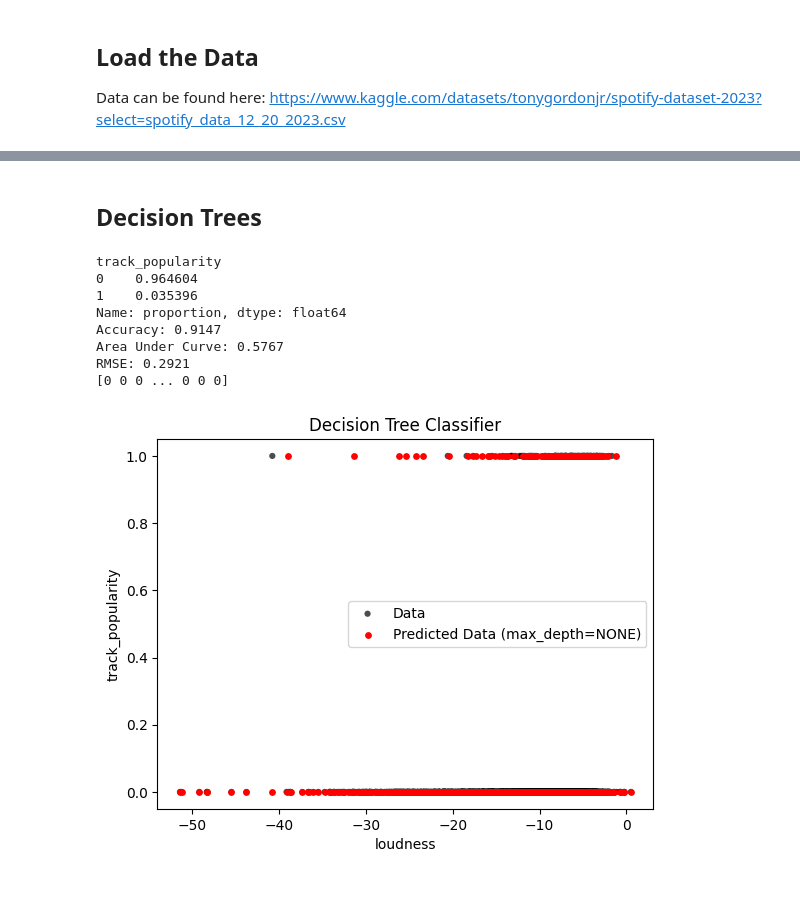
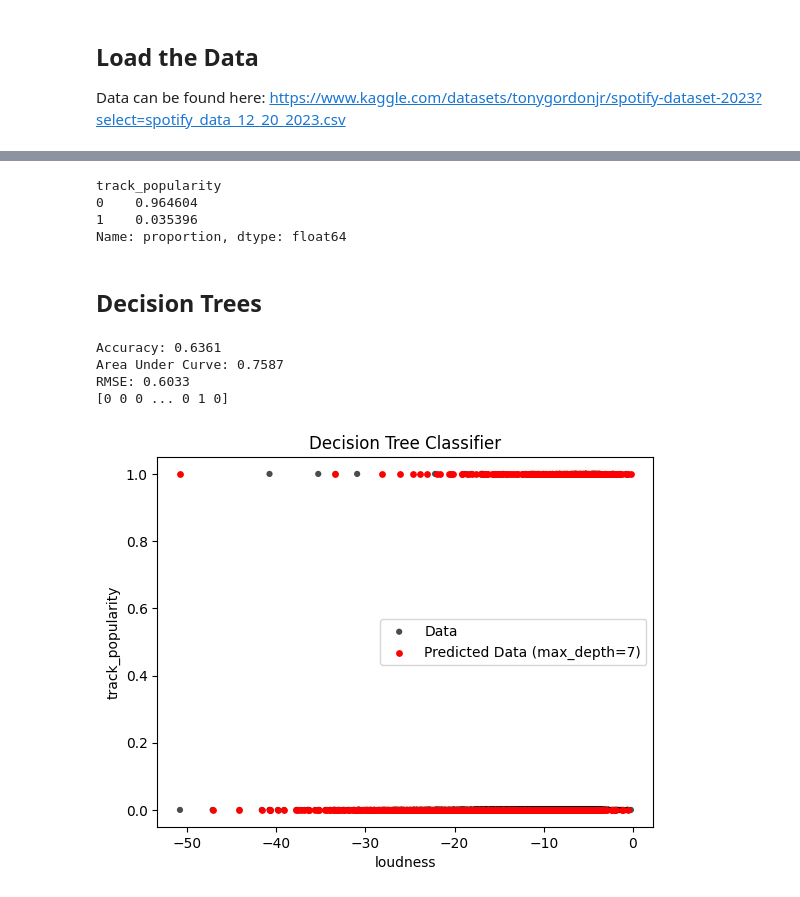
Before and after one commit to AlexanderBeck0/CS539-Final-Project, a Jupyter notebook: song_popularity.ipynb, the cells around one changed output, grey strips where cells are left out. Saved outputs shown, nothing was run; the diff lists cells and outputs as text; code cells hidden in the pictures.

Commit message:
Added a visualization for the decision tree, added some code to play with another dataset

```diff
--- a/song_popularity.ipynb
+++ b/song_popularity.ipynb
@@ -28,9 +28,9 @@ hardcoded_drop_columns: list[str] = [
     "artist_3",
     "artist_4",
     "type",
-    "total_tracks"
+    "total_tracks",
 ]
-data.drop(columns=hardcoded_drop_columns, inplace=True)
+data.drop(columns=[c for c in hardcoded_drop_columns if c in data.columns], inplace=True)
 data.replace([np.inf, -np.inf], np.nan, inplace=True)
 
 data.dropna(
@@ -68,6 +68,7 @@ print(data.columns)
 # TODO: Capitalizeed letter after apostrophe in track titles
 
 # TODO: Take a bit out as a test set
+data.head()
 # %% [output]
 album_id                  0
 album_name                1
@@ -89,3 +97,20 @@ label                    52
+# %%
+assert data is not None
+
+x = data.select_dtypes(include="number", exclude="int64").drop(
+    columns=["track_popularity"]
+)
+
+# TODO: Train the track_popularity number
+y = (data["track_popularity"] > 50).astype(int)
+
+# Show the distribution of the track_popularity on the above threshold
+print(y.value_counts(normalize=True))
+# %% [output]
+track_popularity
+0    0.964604
+1    0.035396
+Name: proportion, dtype: float64
 # %% [markdown]
 ## Decision Trees
 # %%
@@ -100,19 +125,11 @@ import matplotlib.pyplot as plt
 
 assert data is not None
 
-x = data.select_dtypes(include="number", exclude="int64").drop(
-    columns=["track_popularity"]
-)
-
-# TODO: Train the track_popularity number
-y = (data["track_popularity"] > 50).astype(int)
-
-# Show the distribution of the track_popularity on the above threshold
-print(y.value_counts(normalize=True))
-
-# MAX_DEPTH = 7
+# No MAX_DEPTH leads to higher accuracy (0.6361 -> 0.9147), but it has a lower AUC (0.7587 -> 5767)
+# My guess is, overfitting with no max depth.
+MAX_DEPTH: int | None = 7
 dt = DecisionTreeClassifier(
-    max_depth=None,
+    max_depth=MAX_DEPTH,
     min_samples_split=5,
     min_samples_leaf=3,
     random_state=x.size,
@@ -148,40 +165,36 @@ y_sample = y_test.iloc[sample_index]
 y_pred_sample = y_pred[sample_index]
 print(y_pred_sample)
 # %% [output]
-track_popularity
-0    0.964604
-1    0.035396
-Name: proportion, dtype: float64
-Accuracy: 0.9147
-Area Under Curve: 0.5767
-RMSE: 0.2921
-[0 0 0 ... 0 0 0]
+Accuracy: 0.6361
+Area Under Curve: 0.7587
+RMSE: 0.6033
+[0 0 0 ... 0 1 0]
 # %%
 # https://scikit-learn.org/stable/auto_examples/tree/plot_tree_regression.html#plot-the-results
 plt.figure()
 plt.scatter(
     x_sample[FEATURE],
     y_sample,
     s=20,
     alpha=0.7,
     edgecolor="none",
     c="black",
     label="Data",
 )
 plt.scatter(
     x_sample[FEATURE],
     y_pred_sample,
     color="red",
     s=15,
     alpha=1,
-    label="Predicted Data (max_depth=NONE)",
+    label=f"Predicted Data (max_depth={MAX_DEPTH})",
 )
 # sns.pairplot(data, vars=x.columns, y_vars="track_popularity", hue="track_popularity")
 # plt.plot(x_test[FEATURE], y_pred, color="red", label=f"max_depth={MAX_DEPTH}", linewidth=2)
 plt.xlabel(FEATURE)
 plt.ylabel("track_popularity")
 plt.title("Decision Tree Classifier")
 plt.legend()
 plt.show()
 # %% [output]
-[figure, old version]
+[figure, new version]
```
Also changed, not shown: parts of 7 cells of this notebook, 1 other file.
